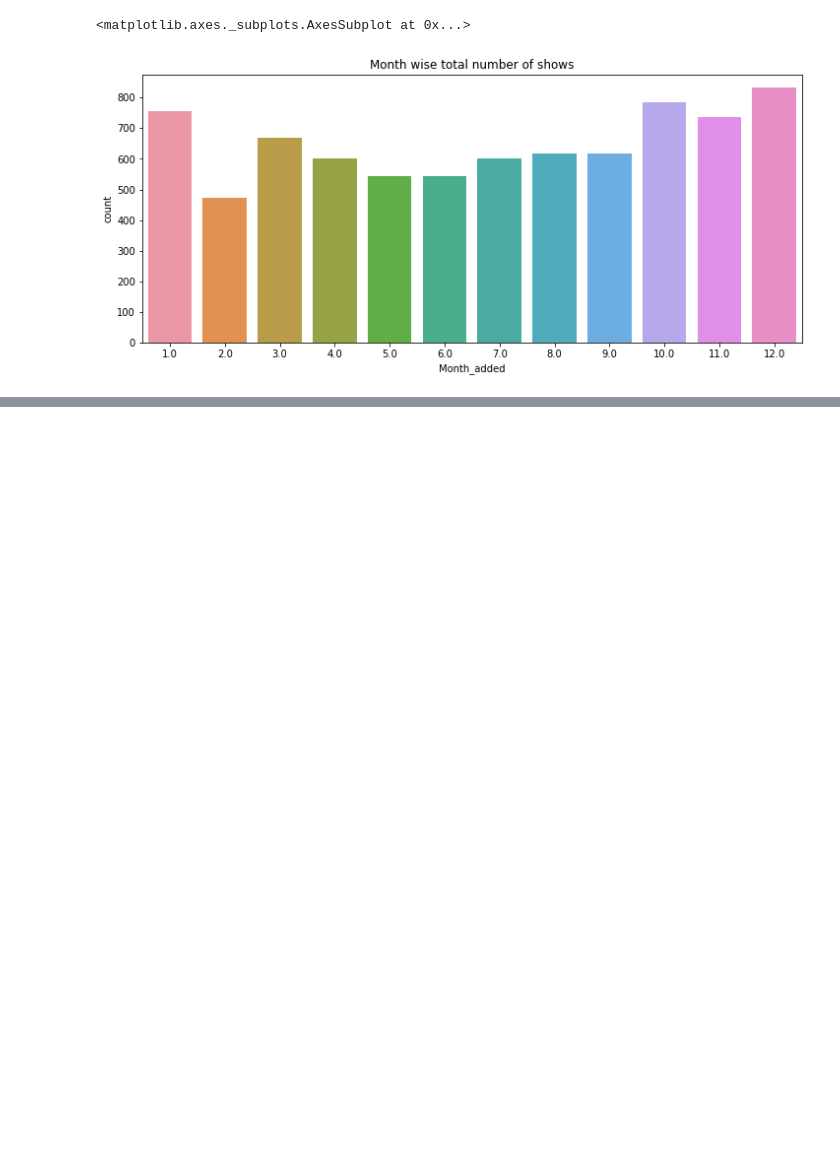
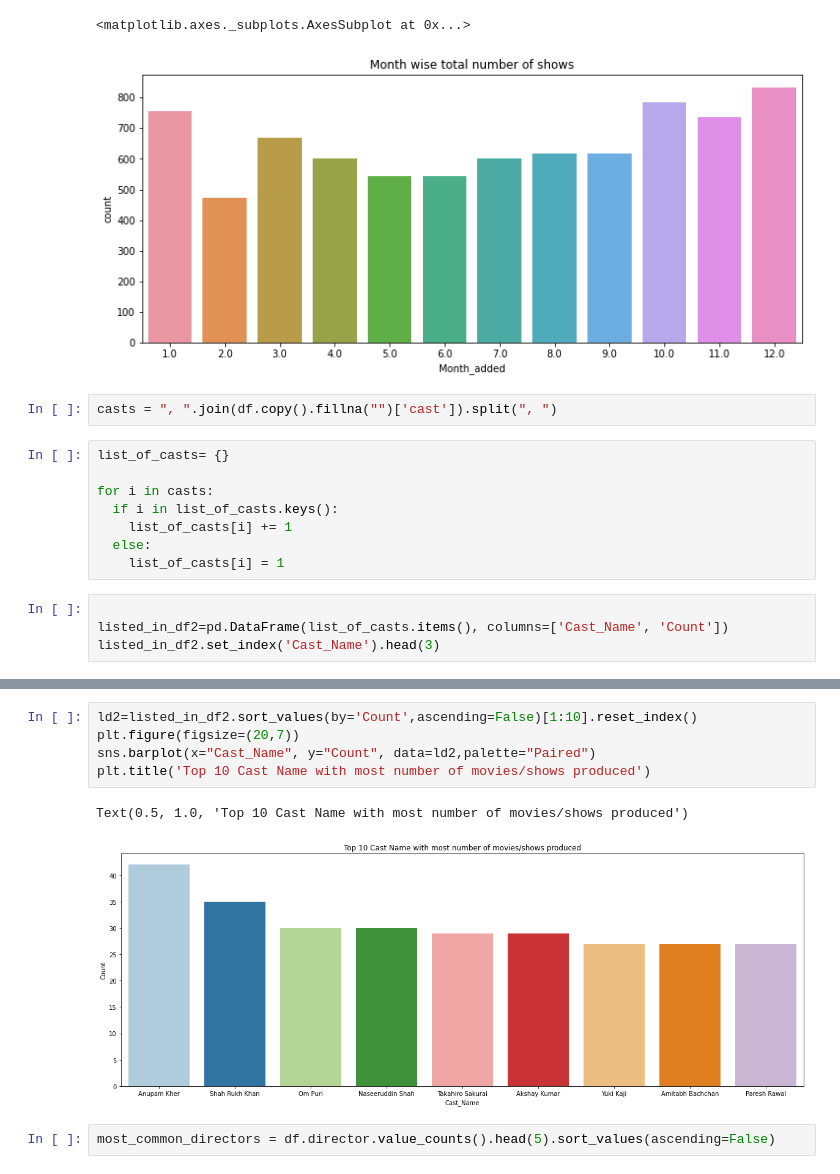
Before and after one commit to SuhasTantri/Netflix-movies-and-tv-shows-clustering, a Jupyter notebook: Raghavendra_and_Suhas_Team_NETFLIX_MOVIES_AND_TV_SHOWS_CLUSTERING.ipynb, the cells around one changed output, grey strips where cells are left out. Drawn from its saved outputs; the diff is of its cells as text; blank space fills up the shorter version.

```diff
--- a/Raghavendra_and_Suhas_Team_NETFLIX_MOVIES_AND_TV_SHOWS_CLUSTERING.ipynb
+++ b/Raghavendra_and_Suhas_Team_NETFLIX_MOVIES_AND_TV_SHOWS_CLUSTERING.ipynb
@@ -249,3 +248,17 @@ sns.countplot(x='Month_added',data=df)
 # %% [output]
 <matplotlib.axes._subplots.AxesSubplot at 0x...>
 [figure]
+# %%
+casts = ", ".join(df.copy().fillna("")['cast']).split(", ")
+# %%
+list_of_casts= {}
+
+for i in casts:
+  if i in list_of_casts.keys():
+    list_of_casts[i] += 1
+  else:
+    list_of_casts[i] = 1
+# %%
+
+listed_in_df2=pd.DataFrame(list_of_casts.items(), columns=['Cast_Name', 'Count'])
+listed_in_df2.set_index('Cast_Name').head(3)
@@ -251,0 +271,10 @@ sns.countplot(x='Month_added',data=df)
+# %%
+ld2=listed_in_df2.sort_values(by='Count',ascending=False)[1:10].reset_index()
+plt.figure(figsize=(20,7))
+sns.barplot(x="Cast_Name", y="Count", data=ld2,palette="Paired")
+plt.title('Top 10 Cast Name with most number of movies/shows produced')
+# %% [output]
+Text(0.5, 1.0, 'Top 10 Cast Name with most number of movies/shows produced')
+[figure, added]
+# %%
+most_common_directors = df.director.value_counts().head(5).sort_values(ascending=False)
```
Also changed, not shown: parts of 7 cells of this notebook.
